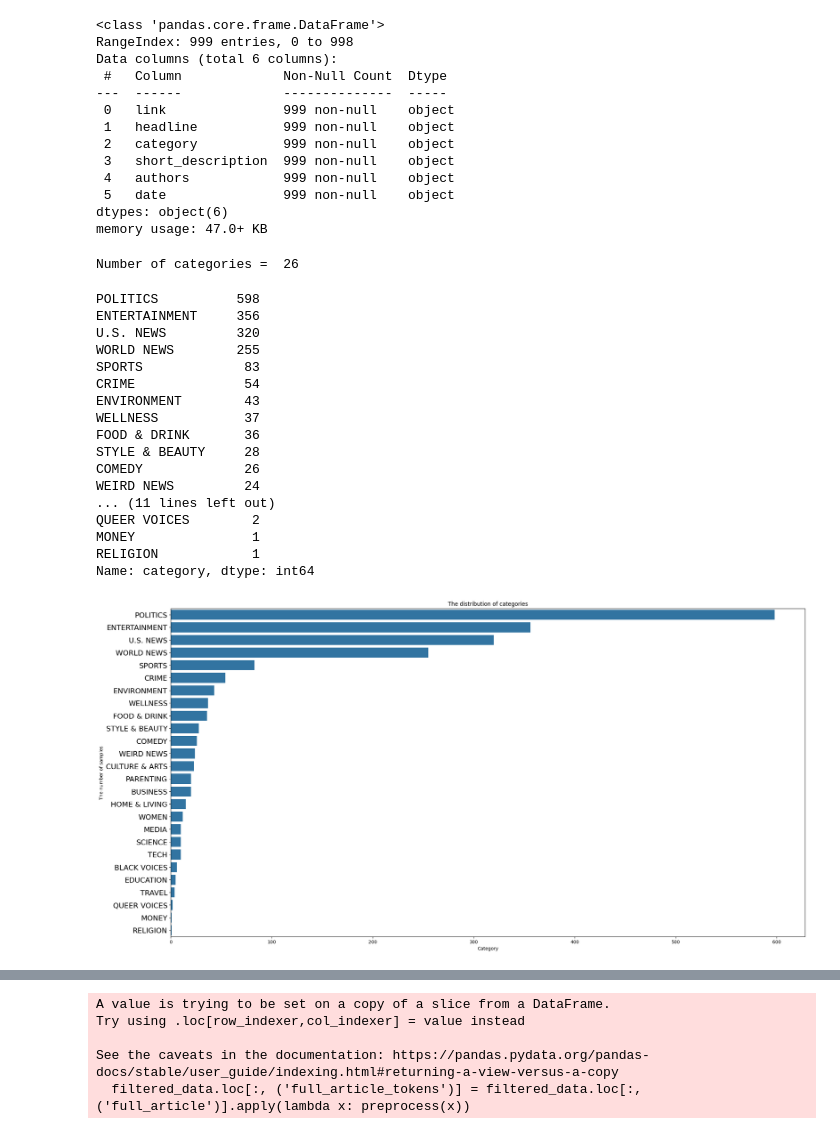
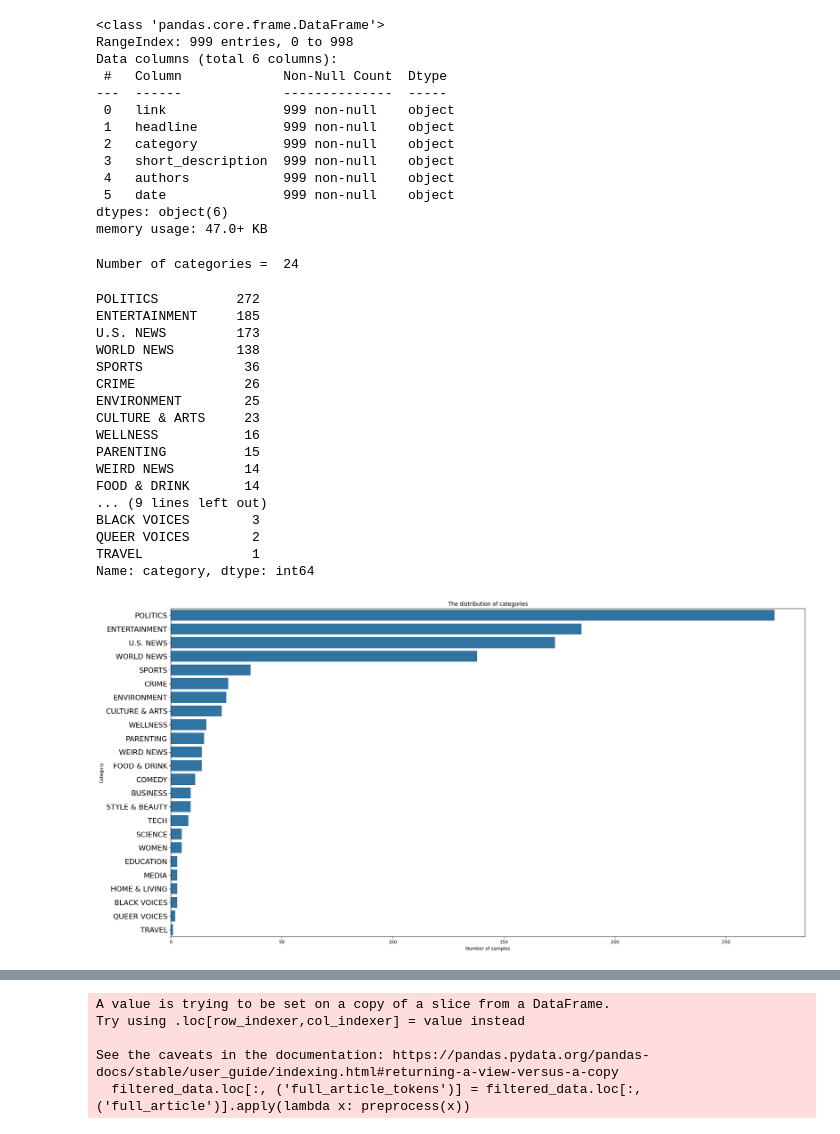
Before and after one commit to yichennliu/Azure_ML_text_classification, a Jupyter notebook: Exract_news_data_and_build_dummy_classifier.ipynb, the cells around one changed output, grey strips where cells are left out. Saved outputs shown, nothing was run; the diff lists cells and outputs as text; code cells hidden in the pictures.

```diff
--- a/Exract_news_data_and_build_dummy_classifier.ipynb
+++ b/Exract_news_data_and_build_dummy_classifier.ipynb
@@ -87,7 +84,7 @@ def read_json_file(file):
         response = "[" + response + "]"
         return json.loads(response)
 
-response = read_json_file("/content/newstext_2000.json")
+response = read_json_file("/content/newstext_1000.json")
 data["News"] = response
 df2 = json_normalize(data['News'])
 # %%
@@ -109,38 +106,38 @@ memory usage: 47.0+ KB
 # %%
 print("Number of categories = ",df2['category'].nunique())
 # %% [output]
-Number of categories =  26
+Number of categories =  24
 # %%
 df2['category'].value_counts()
 # %% [output]
-POLITICS          598
-ENTERTAINMENT     356
-U.S. NEWS         320
-WORLD NEWS        255
-SPORTS             83
-CRIME              54
-ENVIRONMENT        43
-WELLNESS           37
-FOOD & DRINK       36
-STYLE & BEAUTY     28
-COMEDY             26
-WEIRD NEWS         24
-... (11 lines left out)
+POLITICS          272
+ENTERTAINMENT     185
+U.S. NEWS         173
+WORLD NEWS        138
+SPORTS             36
+CRIME              26
+ENVIRONMENT        25
+CULTURE & ARTS     23
+WELLNESS           16
+PARENTING          15
+WEIRD NEWS         14
+FOOD & DRINK       14
+... (9 lines left out)
+BLACK VOICES        3
 QUEER VOICES        2
-MONEY               1
-RELIGION            1
+TRAVEL              1
 Name: category, dtype: int64
 # %%
 plt.figure(figsize=(25,13))
 sns.barplot(y=df2['category'].value_counts().index,x=df2['category'].value_counts().values)
 plt.title("The distribution of categories")
-plt.xlabel("Category")
-plt.ylabel("The number of samples")
+plt.xlabel("Number of samples")
+plt.ylabel("Category")
 
 plt.yticks(rotation=0,fontsize = 16)
 plt.show()
 # %% [output]
-[figure, old version]
+[figure, new version]
 # %%
 #Concatenate headline and short_description into a full_article column
 df2['full_article'] = df2['headline'] + " " + df2['short_description']
```
Also changed, not shown: parts of 32 cells of this notebook, 2 other files.
